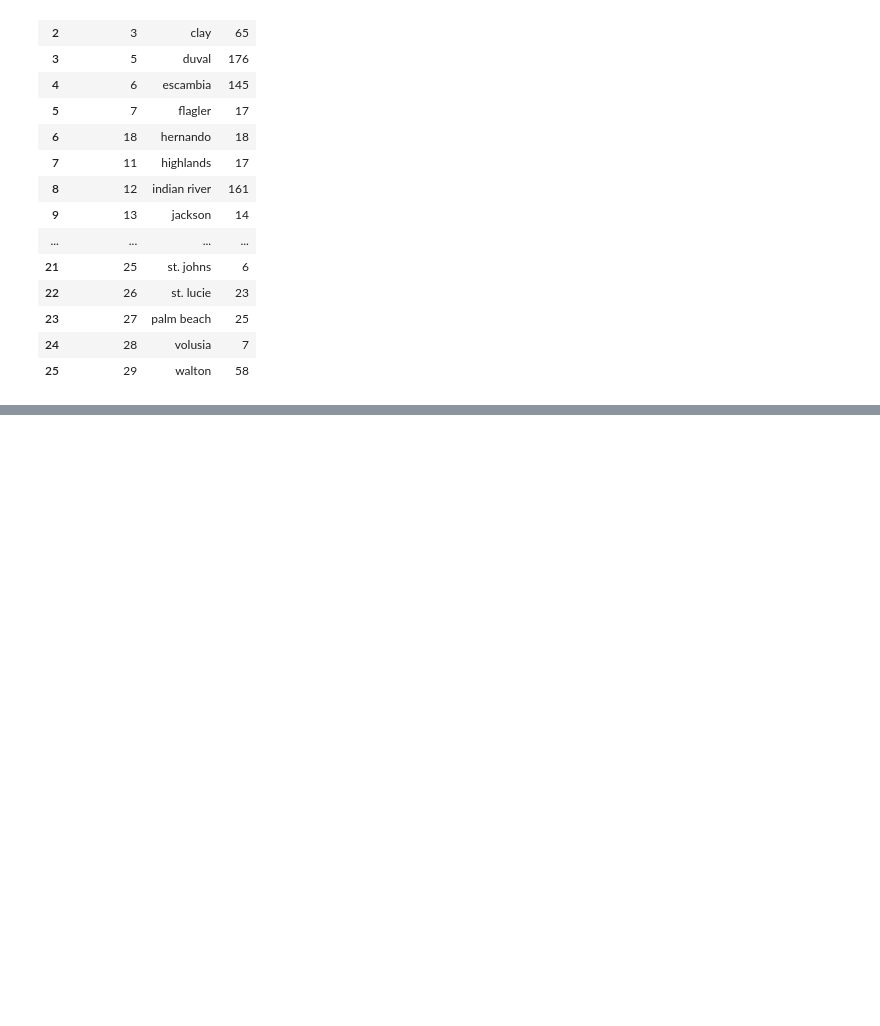
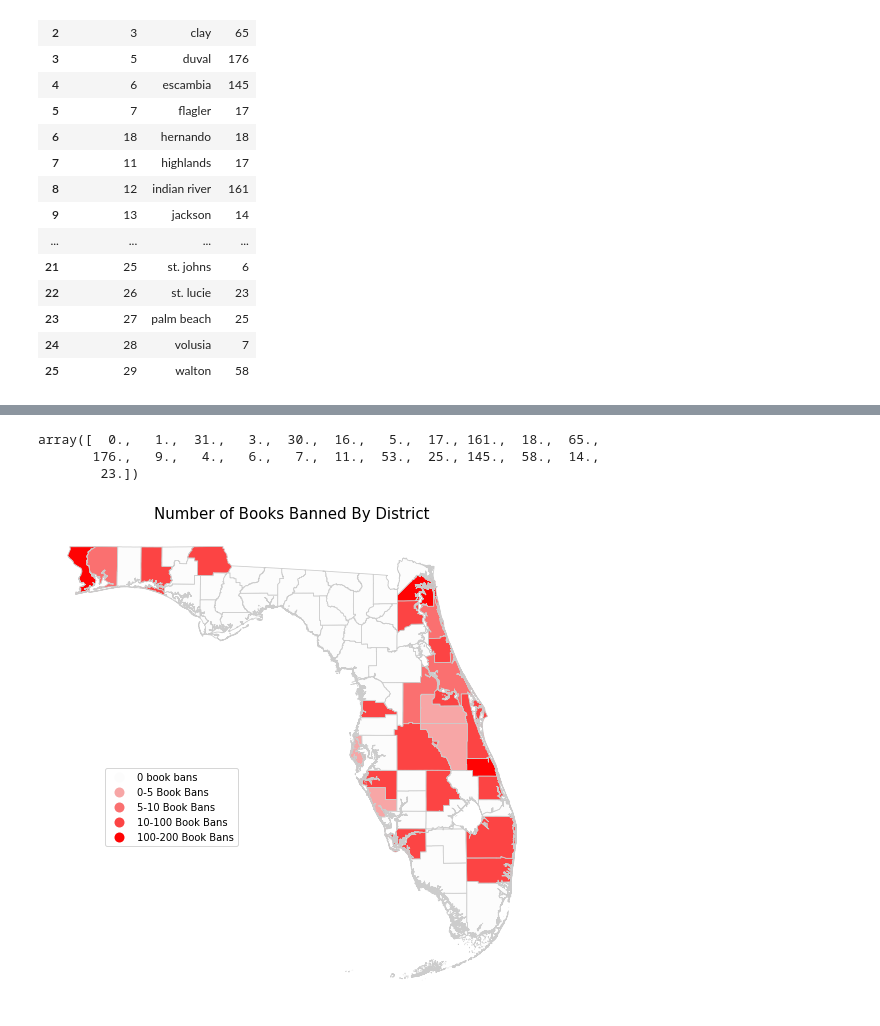
Before and after one commit to sanions/bookbans, a Jupyter notebook: florida_map.ipynb, the cells around one changed output, grey strips where cells are left out. Saved outputs shown, nothing was run; the diff lists cells and outputs as text; code cells hidden in the pictures; blank space fills up the shorter version.

```diff
--- a/florida_map.ipynb
+++ b/florida_map.ipynb
@@ -42,8 +43,8 @@ final_books
 | 24 | 28 | volusia | 7 |
 | 25 | 29 | walton | 58 |
 # %%
-shapefile_path = "florida_school_dist_map/tl_2016_12_cousub.shp"
+shapefile_path = "florida_school_dist_map/Florida_Counties_w_Shoreline_(12k).shp"
 gdf = gpd.read_file(shapefile_path)
 gdf["NAME"] = gdf["NAME"].str.lower()
-gdf
+gdf["NAME"].unique()
 # %% [output]
@@ -63,6 +62,0 @@ gdf
-# %%
-gdf["District"] = gdf["NAME"].str.lower()
-map_df = gdf.merge(final_books, on="District", how="left")
-map_df["Title"] = map_df["Title"].fillna(0)
-
-map_df.loc[map_df["Title"] != 0]
@@ -72,0 +63,5 @@ map_df.loc[map_df["Title"] != 0]
+# %%
+final_map_df = pd.merge(gdf, final_books, left_on='NAME', right_on='District', how='left')
+final_map_df["Title"] = final_map_df["Title"].fillna(0)
+
+final_map_df
@@ -72,0 +82,38 @@ map_df.loc[map_df["Title"] != 0]
+# %%
+final_map_df["Title"].unique()
+# %% [output]
+array([  0.,   1.,  31.,   3.,  30.,  16.,   5.,  17., 161.,  18.,  65.,
+       176.,   9.,   4.,   6.,   7.,  11.,  53.,  25., 145.,  58.,  14.,
+        23.])
+# %%
+bins = [-1, 0, 5, 10, 100, 200]  # Adjust the bin edges as needed
+labels = ["0 book bans", '0-5 Book Bans', '5-10 Book Bans', '10-100 Book Bans', '100-200 Book Bans']
+
+# Create a new categorical column based on the bin edges and labels
+final_map_df['Category'] = pd.cut(final_map_df['Title'], bins=bins, labels=labels, include_lowest=True)
+
+# Plot the choropleth map
+fig, ax = plt.subplots(1, 1, figsize=(10, 10))
+divider = make_axes_locatable(ax)
+
+# Define color map and normalization
+custom_colors = ['#fcfcfc', '#f7a6a6', '#fa7070', '#fc4444', '#ff0303']  # Adjust colors as needed
+# Create a ListedColormap using the custom colors
+cmap = ListedColormap(custom_colors)
+norm = Normalize(vmin=0, vmax=len(labels)-1)
+
+# Plot the map
+final_map_df.plot(column='Category', cmap=cmap, linewidth=0.8, ax=ax, edgecolor='0.8', legend=True)
+
+# Add labels and title
+ax.set_title('Number of Books Banned By District', fontdict={'fontsize': '15', 'fontweight' : '3'})
+ax.set_axis_off()
+
+# Adjust the legend position using the 'bbox_to_anchor' parameter
+legend = ax.get_legend()
+legend.set_bbox_to_anchor((0.4, 0.5))  # Adjust coordinates as needed
+
+# Show the plot
+plt.show()
+# %% [output]
+[figure, added]
```
Also changed, not shown: parts of 4 cells of this notebook, 32 other files.
